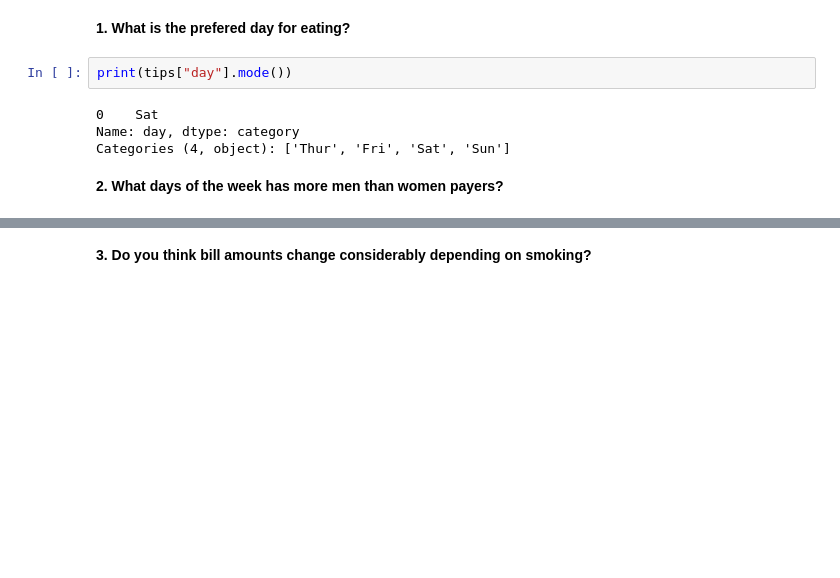
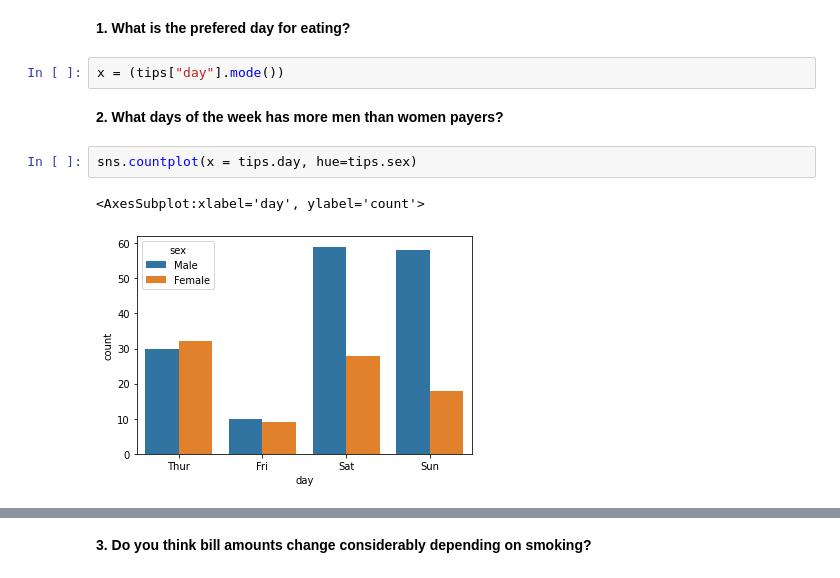
Before and after one commit to Ironhack-Data-Madrid-Enero-2021/lab-visualization-intro, a Jupyter notebook: your-code/challenge-1.ipynb, the cells around one changed output, grey strips where cells are left out. Drawn from its saved outputs; the diff is of its cells as text; blank space fills up the shorter version.

Commit message:
done, disfrutando del plotting

```diff
--- a/your-code/challenge-1.ipynb
+++ b/your-code/challenge-1.ipynb
@@ -37,10 +57,11 @@ tips
 # %% [markdown]
 **1. What is the prefered day for eating?**
 # %%
-print(tips["day"].mode())
+x = (tips["day"].mode())
-# %% [output]
-0    Sat
-Name: day, dtype: category
-Categories (4, object): ['Thur', 'Fri', 'Sat', 'Sun']
 # %% [markdown]
 **2. What days of the week has more men than women payers?**
+# %%
+sns.countplot(x = tips.day, hue=tips.sex)
+# %% [output]
+<AxesSubplot:xlabel='day', ylabel='count'>
+[figure, added]
```
Also changed, not shown: parts of 12 cells of this notebook.
